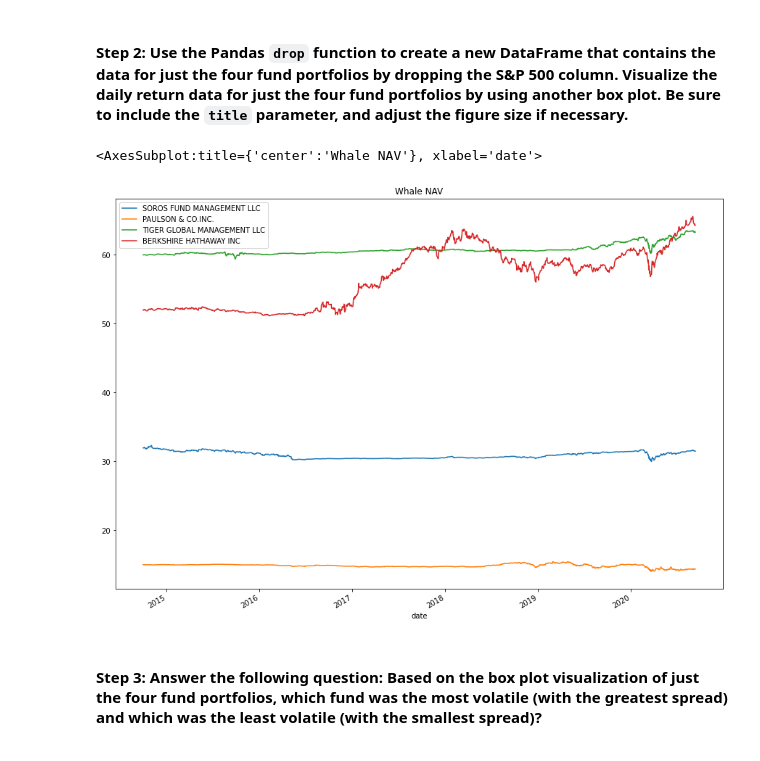
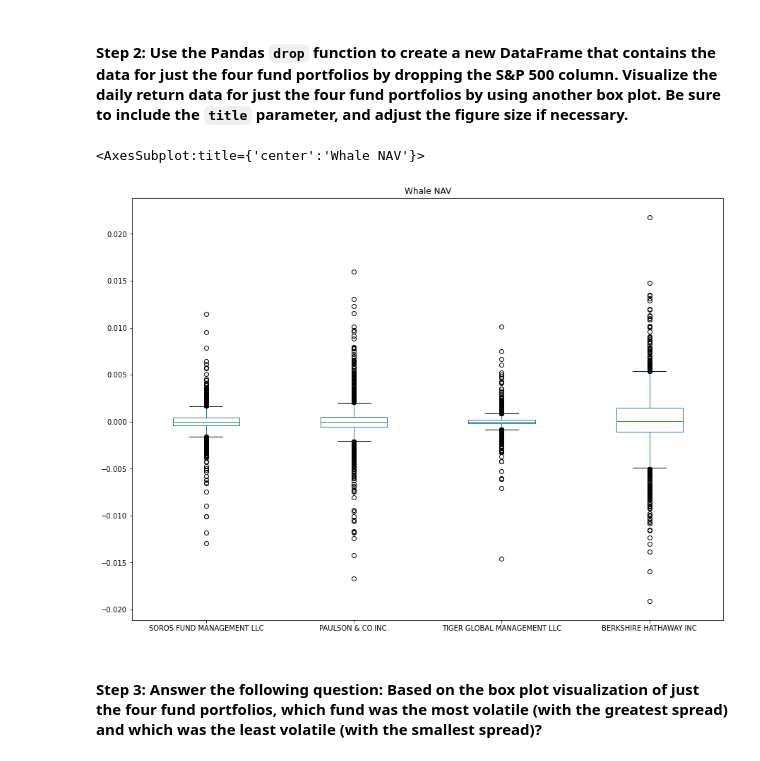
Before and after one commit to David-Ingraham/Titan_portfolio_analysis, a Jupyter notebook: risk_return_analysis.ipynb, the cells around one changed output. Saved outputs shown, nothing was run; the diff lists cells and outputs as text; code cells hidden in the pictures.

```diff
--- a/risk_return_analysis.ipynb
+++ b/risk_return_analysis.ipynb
@@ -215,13 +215,13 @@ daily_returns_df.plot(kind='box', title='daily returns box plot', legend=True, f
 # %%
 # Create a new DataFrame containing only the 4 fund portfolios by dropping the S&P 500 column from the DataFrame
 # Create box plots to reflect the return data for only the 4 fund portfolios
 # Include a title parameter and adjust the figure size
 # YOUR CODE HERE
-whale_navs_df_no_SPY = whale_navs_df.drop(columns=['S&P 500'])
-whale_navs_df_no_SPY.plot(title='Whale NAV', figsize=(15,11))
+whale_navs_df_dr = daily_returns_df.drop(columns=['S&P 500'])
+whale_navs_df_dr.plot.box(title='Whale NAV', figsize=(15,11))
 # %% [output]
-<AxesSubplot:title={'center':'Whale NAV'}, xlabel='date'>
+<AxesSubplot:title={'center':'Whale NAV'}>
-[figure, old version]
+[figure, new version]
 # %% [markdown]
 #### Step 3: Answer the following question: Based on the box plot visualization of just the four fund portfolios, which fund was the most volatile (with the greatest spread) and which was the least volatile (with the smallest spread)?
 # %% [markdown]
```
Also changed, not shown: parts of 12 cells of this notebook.
